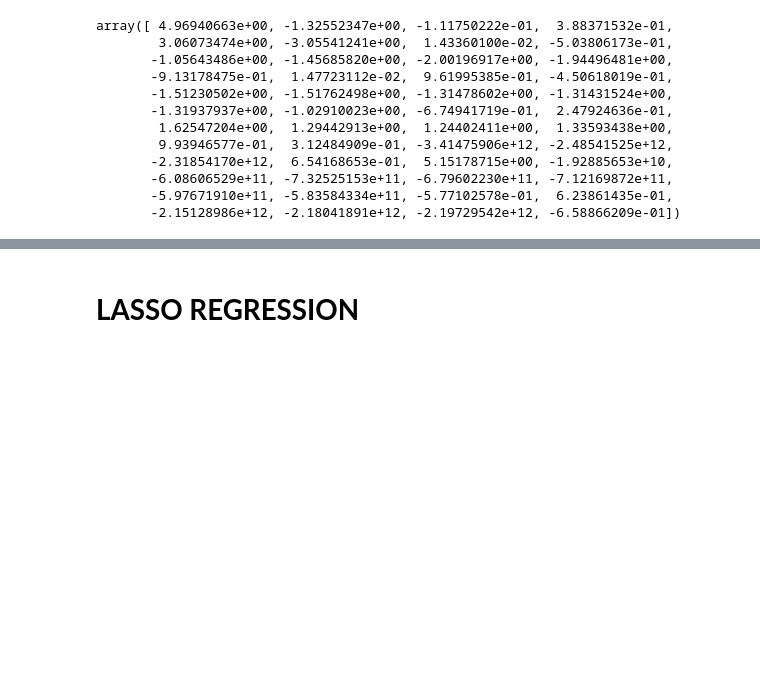
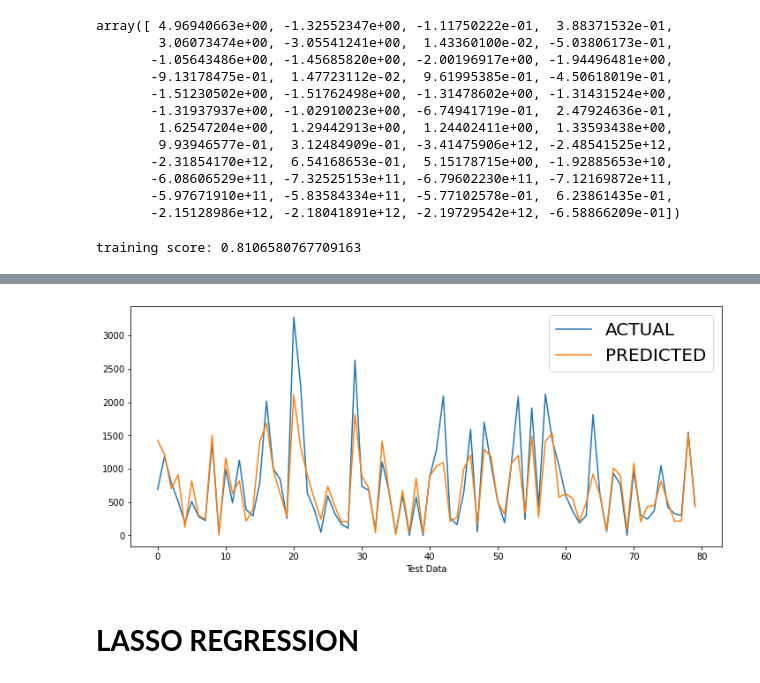
Before and after one commit to Nakulpradeep94/Bike_Sharing_demand_prediction, a Jupyter notebook: Bike_Sharing_Demand_Prediction_Capstone_Project.ipynb, the cells around one changed output, grey strips where cells are left out. Saved outputs shown, nothing was run; the diff lists cells and outputs as text; code cells hidden in the pictures; blank space fills up the shorter version.

```diff
--- a/Bike_Sharing_Demand_Prediction_Capstone_Project.ipynb
+++ b/Bike_Sharing_Demand_Prediction_Capstone_Project.ipynb
@@ -956,4 +957,12 @@ column_names = ["MODEL NAME", "MAE", "MSE","RMSE","R2","Adjusted R2"]
 metrics_df = pd.DataFrame(columns = column_names)
+# %%
+def graphplot(y_test,y_pred):
+  plt.figure(figsize=(12,5))
+  plt.plot(np.array(y_test[:80]))
+  plt.plot(y_pred[:80])
+  plt.xlabel('Test Data')
+  plt.legend(["ACTUAL","PREDICTED"],prop={'size': 20})
+  plt.show()
 # %% [markdown]
 # **LINEAR REGRESSION**
 # %%
@@ -979,5 +988,9 @@ array([ 4.96940663e+00, -1.32552347e+00, -1.11750222e-01,  3.88371532e-01,
        -2.15128986e+12, -2.18041891e+12, -2.19729542e+12, -6.58866209e-01])
 # %%
 y_pred = lin_reg.predict(X_test_trans)
+# %%
+print("training score:",lin_reg.score(X_train_trans,y_train))
+# %% [output]
+training score: 0.8106580767709163
 # %%
 #Evaluation of the model
@@ -990,6 +1004,10 @@ MSE: 91189.55717511015
 RMSE: 301.9760870915281
 R2: 0.7793572822252064
 Adjusted R2 :  0.773138344789393
+# %%
+graphplot(y_test**2,y_pred**2)
+# %% [output]
+[figure, added]
 # %% [markdown]
 # **LASSO REGRESSION**
 # %%
```
Also changed, not shown: parts of 55 cells of this notebook.
